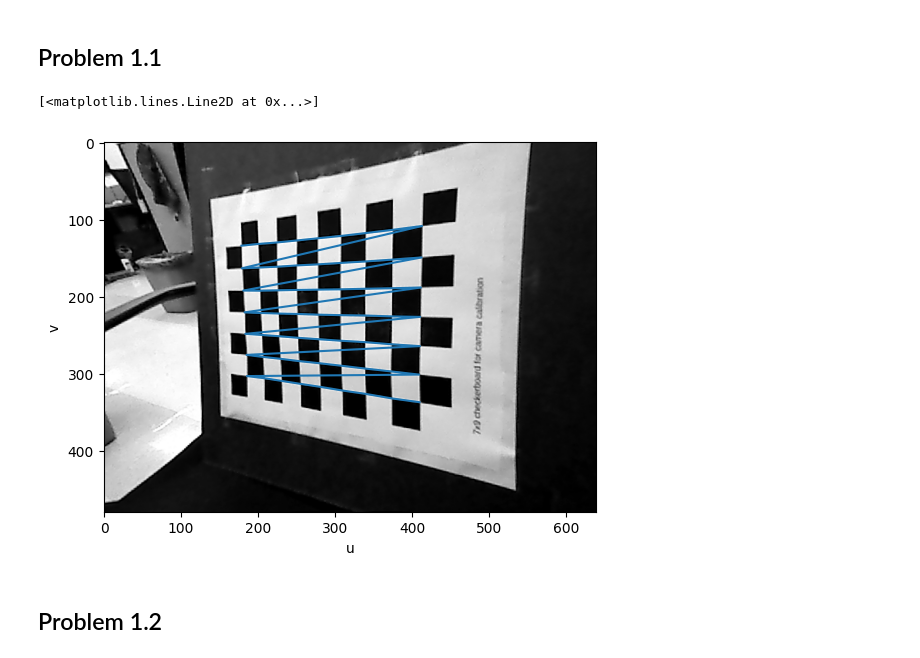
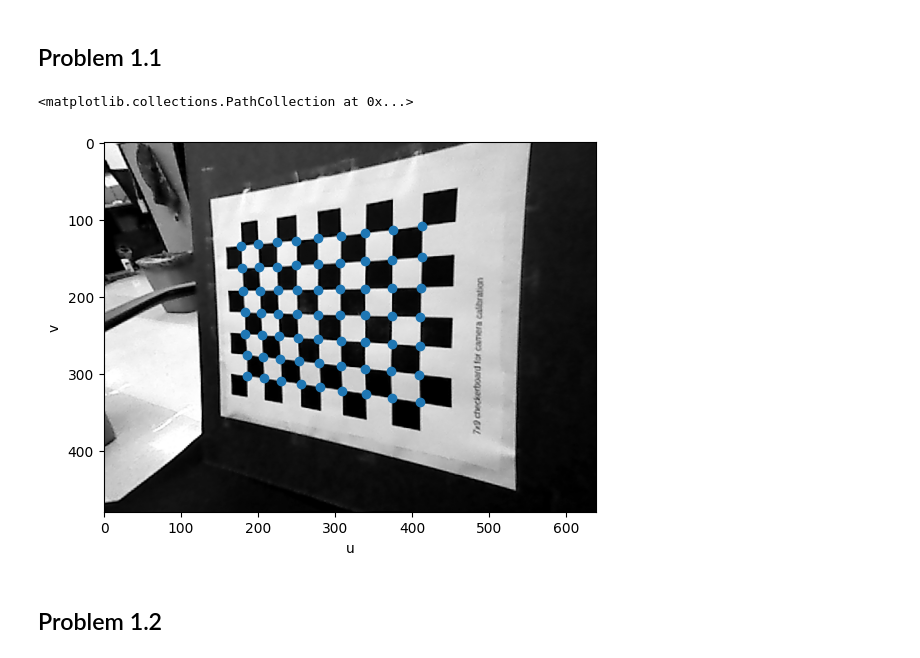
Before and after one commit to chilinghan/robot_autonomy, a Jupyter notebook: AA174A-HW3/p1_extrinsics.ipynb, the cells around one changed output. Cells and saved outputs as stored; diff of their text form; code cells hidden in the pictures.

```diff
--- a/AA174A-HW3/p1_extrinsics.ipynb
+++ b/AA174A-HW3/p1_extrinsics.ipynb
@@ -16,32 +16,32 @@ SQUARE_SIZE = 0.0205
 # %%
 # Read the image from file
 img_path = "p1_data/checkerboard.png"
 image = cv2.imread(img_path, 0)
 
 # Plot Corners on top of image
 fig = plt.figure()
 ax = plt.subplot()
 ax.imshow(image, cmap="gray")
 ax.set_ylabel("v")
 ax.set_xlabel("u")
 
 # 1) Find the corner locations of the chessboard in image space.
 #    Hint: Use the function cv2.findChessboardCorners(image, (num_corners_x, num_corners_y))
 #    Hint: findChessboardCorners outputs pixel coordinates!
 # 2) Plot their location in image space over top of the image.
 #    Hint: use ax.plot(...) -- should be one line!
 #    Hint: This should only be 1 line of code!
 
 ncorners_y = 7
 ncorners_x = 9
 # --------- YOUR CODE STARTS HERE ---------------
 _, arr = cv2.findChessboardCorners(image, (ncorners_x, ncorners_y))
 arr = np.squeeze(arr)
-ax.plot(arr[:, 0], arr[:, 1])
+ax.scatter(arr[:, 0], arr[:, 1])
 # --------- YOUR CODE ENDS HERE -----------------
 # %% [output]
-[<matplotlib.lines.Line2D at 0x...>]
+<matplotlib.collections.PathCollection at 0x...>
-[figure, old version]
+[figure, new version]
 # %% [markdown]
 ## Problem 1.2
 # %%
```
Also changed, not shown: parts of 1 cell of this notebook.
